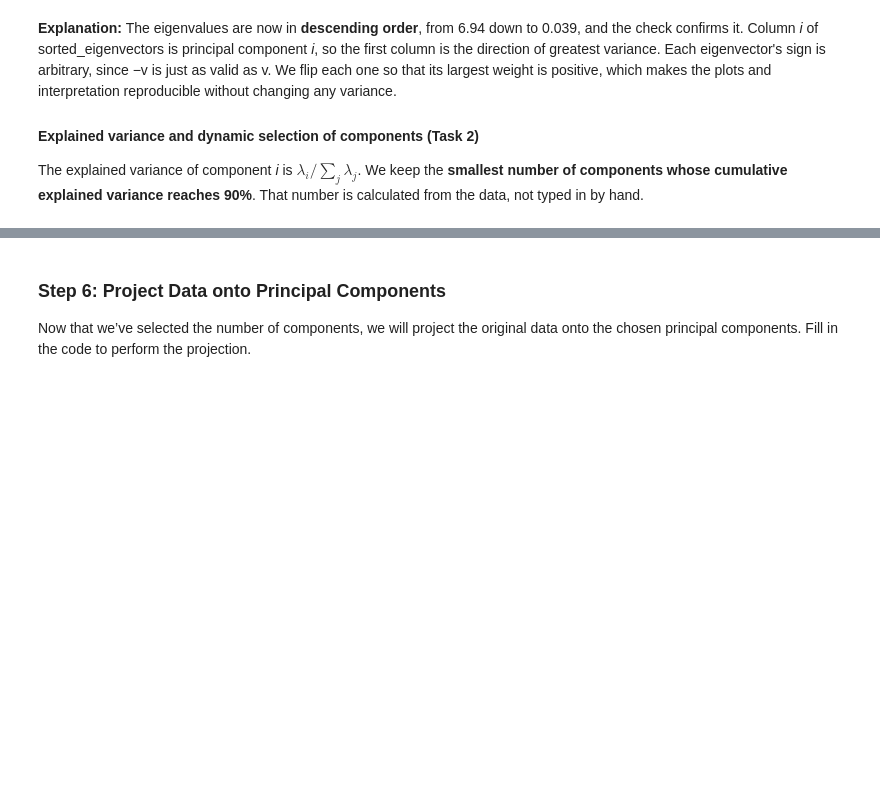
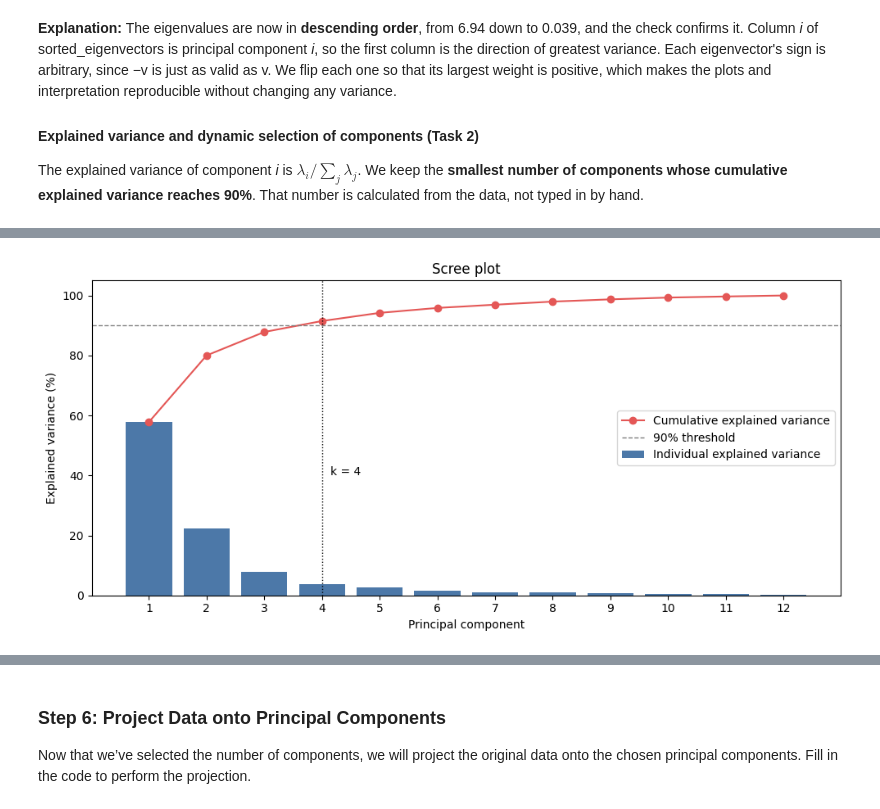
Before and after one commit to Abigail-Salem-Tendo/Team_6_PCA, a Jupyter notebook: PCA_Formative_2[6].ipynb, the cells around one changed output, grey strips where cells are left out. Saved outputs shown, nothing was run; the diff lists cells and outputs as text; code cells hidden in the pictures; blank space fills up the shorter version.

```diff
--- a/PCA_Formative_2[6].ipynb
+++ b/PCA_Formative_2[6].ipynb
@@ -247,3 +387,21 @@ sorted_eigenvectors
 
 #### Explained variance and dynamic selection of components (Task 2)
 The explained variance of component *i* is $\lambda_i / \sum_j \lambda_j$. We keep the **smallest number of components whose cumulative explained variance reaches 90%**. That number is calculated from the data, not typed in by hand.
+# %%
+# Gate check: a valid covariance matrix gives positive eigenvalues summing to its trace
+print('All eigenvalues >= 0:', np.all(sorted_eigenvalues >= -1e-10))
+print('Sum of eigenvalues:', round(sorted_eigenvalues.sum(), 4), ' Trace:', round(np.trace(cov_matrix), 4))
+
+explained_variance_ratio = sorted_eigenvalues / np.sum(sorted_eigenvalues)
+cumulative_variance = np.cumsum(explained_variance_ratio)
+
+VARIANCE_THRESHOLD = 0.90
+selected_k = int(np.argmax(cumulative_variance >= VARIANCE_THRESHOLD) + 1)
+
+print()
+for k in range(len(sorted_eigenvalues)):
+    mark = '   <- threshold reached' if k + 1 == selected_k else ''
+    print(f'PC{k+1:<3} eigenvalue {sorted_eigenvalues[k]:6.3f}   {explained_variance_ratio[k]*100:5.2f}%   cumulative: {cumulative_variance[k]*100:6.2f}%{mark}')
+
+print(f'\nComponents needed for >= {VARIANCE_THRESHOLD:.0%} variance: {selected_k} of {len(sorted_eigenvalues)}')
+print(f'For comparison, Kaiser rule (eigenvalue > 1) keeps: {(sorted_eigenvalues > 1).sum()}')
@@ -249,0 +427,12 @@ The explained variance of component *i* is $\lambda_i / \sum_j \lambda_j$. We ke
+# %%
+pcs = np.arange(1, len(sorted_eigenvalues) + 1)
+fig, ax = plt.subplots(figsize=(10, 4.8))
+ax.bar(pcs, explained_variance_ratio * 100, color='#4C78A8', label='Individual explained variance')
+ax.plot(pcs, cumulative_variance * 100, 'o-', color='#E45756', label='Cumulative explained variance')
+ax.axhline(VARIANCE_THRESHOLD * 100, ls='--', color='grey', lw=1, label=f'{VARIANCE_THRESHOLD:.0%} threshold')
+ax.axvline(selected_k, ls=':', color='black', lw=1)
+ax.text(selected_k + 0.15, 40, f'k = {selected_k}', fontsize=10)
+ax.set_xticks(pcs); ax.set_xlabel('Principal component'); ax.set_ylabel('Explained variance (%)')
+ax.set_title('Scree plot'); ax.legend(loc='center right'); plt.tight_layout(); plt.show()
+# %% [output]
+[figure, added]
```
Also changed, not shown: parts of 30 cells of this notebook.
